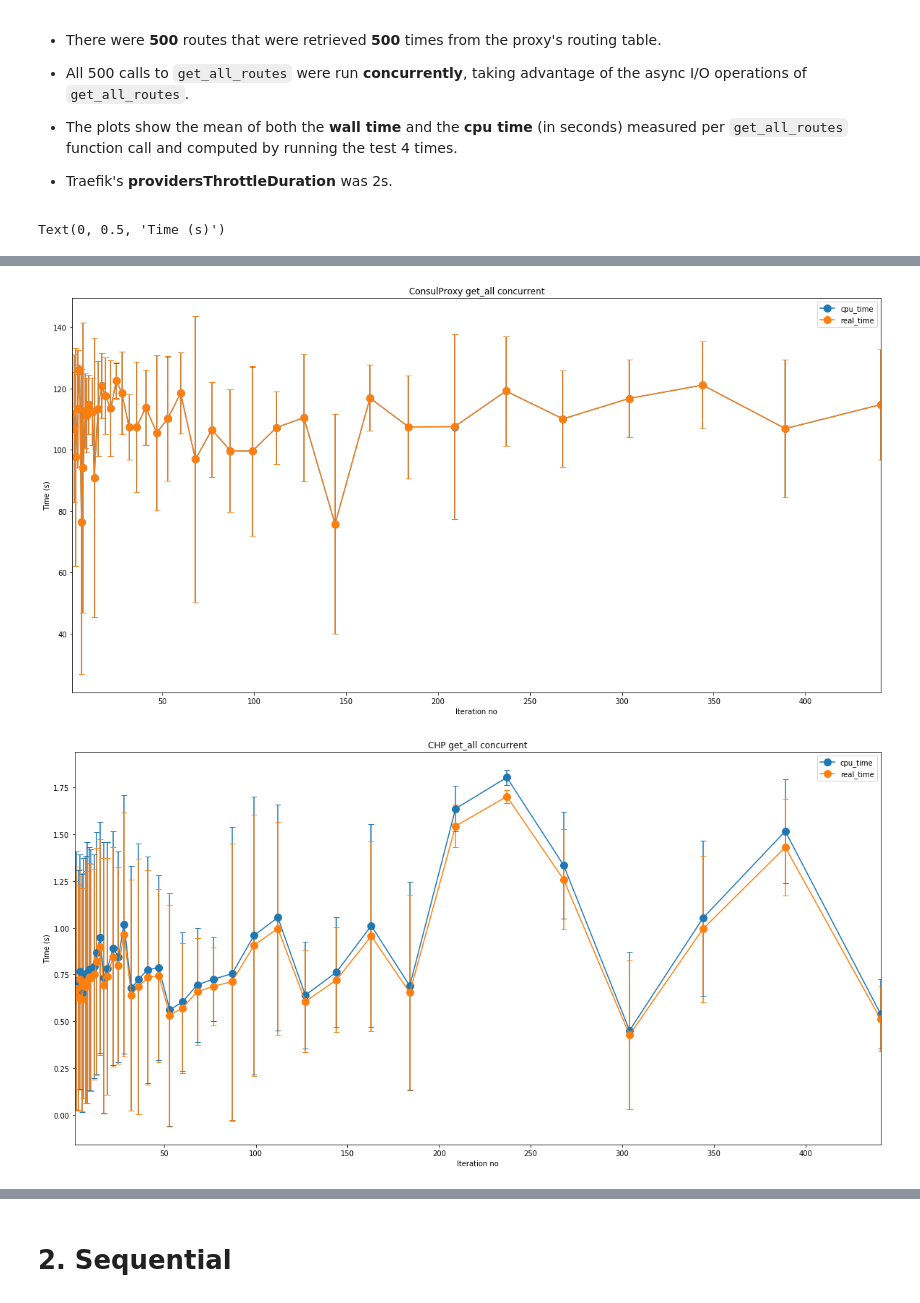
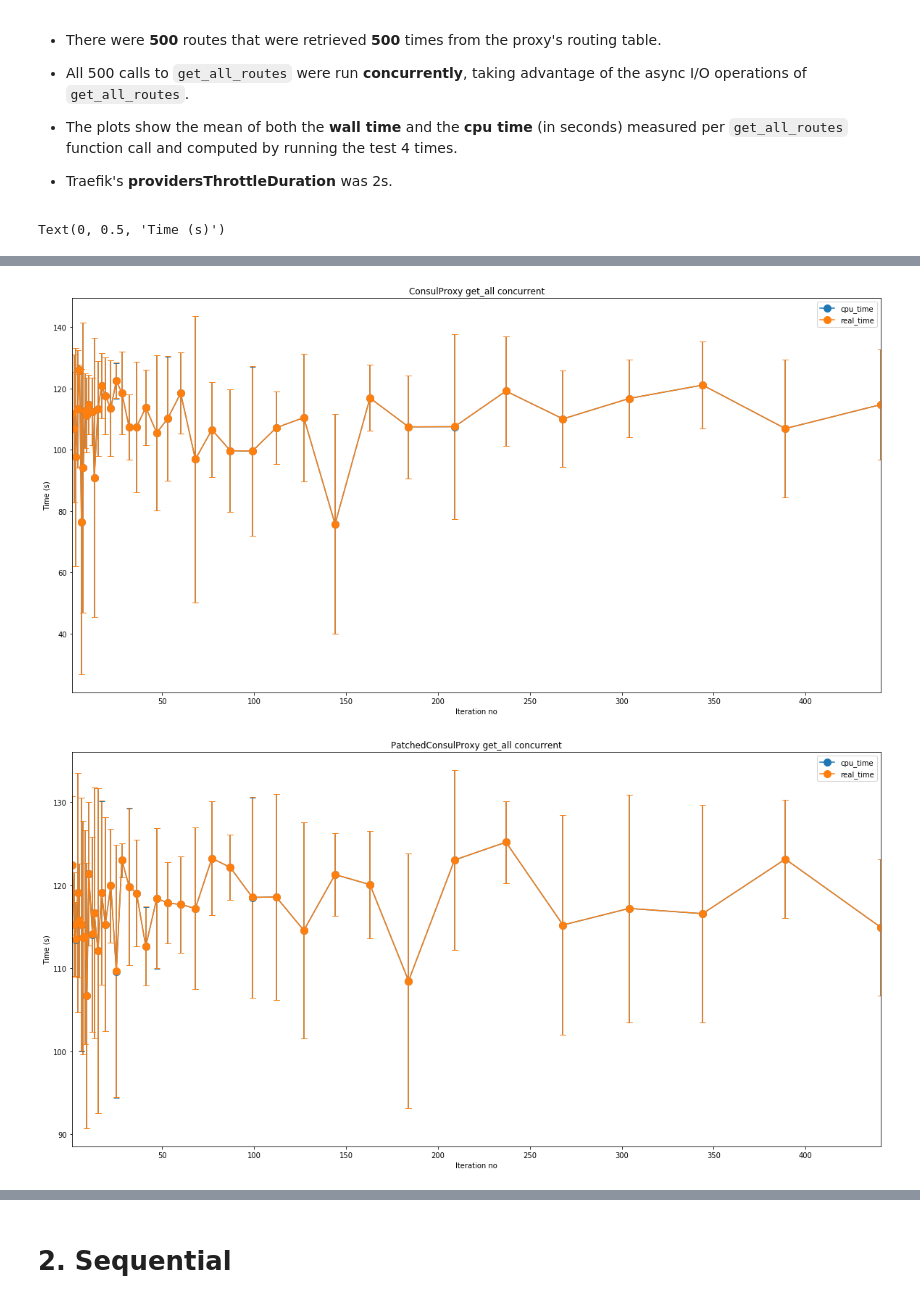
Before and after one commit to jupyterhub/traefik-proxy, a Jupyter notebook: performance/ProxyPerformance.ipynb, the cells around one changed output, grey strips where cells are left out. Saved outputs shown, nothing was run; the diff lists cells and outputs as text; code cells hidden in the pictures.

```diff
--- a/performance/ProxyPerformance.ipynb
+++ b/performance/ProxyPerformance.ipynb
@@ -11,8 +11,11 @@ toml_df_concurrent = pd.read_csv('~/results/toml_methods_concurrent.csv')
 etcd_df_concurrent = pd.read_csv('~/results/etcd_methods_concurrent.csv')
 chp_df_concurrent = pd.read_csv('~/results/chp_methods_concurrent.csv')
 consul_df_concurrent = pd.read_csv('~/results/consul_methods_concurrent.csv')
+patched_consul_df_concurrent = pd.read_csv('~/results/patched_consul_methods_concurrent.csv')
+patched_consul_df_concurrent = patched_consul_df_concurrent.replace('ConsulProxy', 'PatchedConsulProxy')
 
-frames = [toml_df_concurrent, etcd_df_concurrent, consul_df_concurrent, chp_df_concurrent]
+frames = [toml_df_concurrent, etcd_df_concurrent, consul_df_concurrent,
+          patched_consul_df_concurrent, chp_df_concurrent]
 proxies_df_concurrent = pd.concat(frames)
 # %%
 def plot_proxy_method_perf(
@@ -121,26 +133,31 @@ Text(0, 0.5, 'Time (s)')
 # %%
 fig, ax = plt.subplots()
 plot_proxy_method_perf(ax, proxies_df_concurrent, "TomlProxy", "get_all", "concurrent")
 plt.gca().set_xlabel("Iteration no")
 plt.gca().set_ylabel("Time (s)")
 
 fig, ax = plt.subplots()
 plot_proxy_method_perf(ax, proxies_df_concurrent, "EtcdProxy", "get_all", "concurrent")
 plt.gca().set_xlabel("Iteration no")
 plt.gca().set_ylabel("Time (s)")
 
 fig, ax = plt.subplots()
 plot_proxy_method_perf(ax, proxies_df_concurrent, "ConsulProxy", "get_all", "concurrent")
 plt.gca().set_xlabel("Iteration no")
 plt.gca().set_ylabel("Time (s)")
 
 fig, ax = plt.subplots()
+plot_proxy_method_perf(ax, proxies_df_concurrent, "PatchedConsulProxy", "get_all", "concurrent")
+plt.gca().set_xlabel("Iteration no")
+plt.gca().set_ylabel("Time (s)")
+
+fig, ax = plt.subplots()
 plot_proxy_method_perf(ax, proxies_df_concurrent, "CHP", "get_all", "concurrent")
 plt.gca().set_xlabel("Iteration no")
 plt.gca().set_ylabel("Time (s)")
 # %% [output]
 Text(0, 0.5, 'Time (s)')
 [figure]
 [figure]
 [figure]
-[figure, old version]
+[figure, new version]
```
Also changed, not shown: parts of 12 cells of this notebook, 3 other files.
